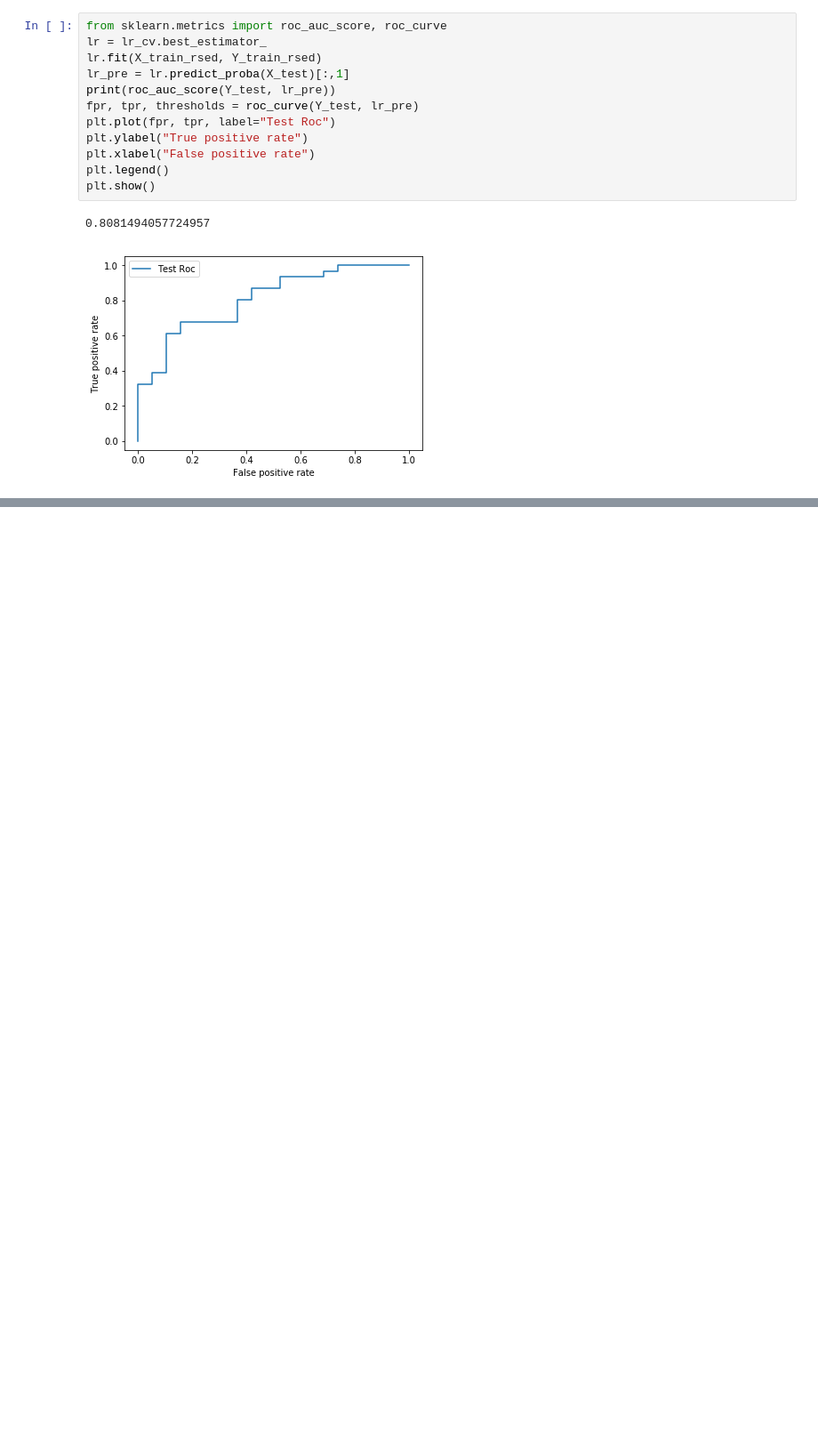
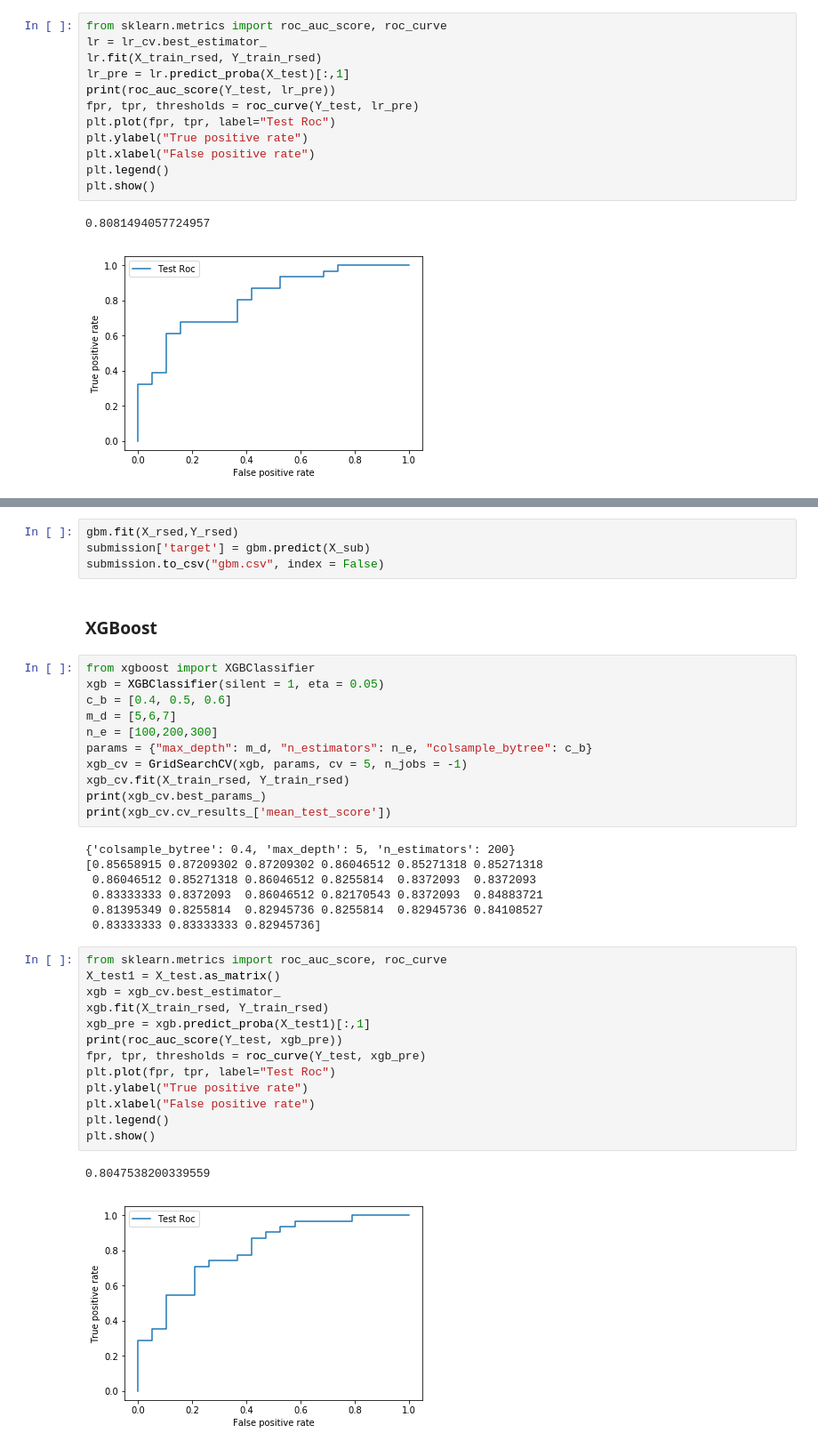
Before and after one commit to wowChelios/dontoverfit_kaggle, a Jupyter notebook: dontoverfit.ipynb, the cells around one changed output, grey strips where cells are left out. Shown: that part at 89% size. Saved outputs shown, nothing was run; the diff lists cells and outputs as text; blank space fills up the shorter version.

```diff
--- a/dontoverfit.ipynb
+++ b/dontoverfit.ipynb
@@ -117,0 +146,40 @@ X_test.shape
+# %%
+gbm.fit(X_rsed,Y_rsed)
+submission['target'] = gbm.predict(X_sub)
+submission.to_csv("gbm.csv", index = False)
+# %% [markdown]
+### XGBoost
+# %%
+from xgboost import XGBClassifier
+xgb = XGBClassifier(silent = 1, eta = 0.05)
+c_b = [0.4, 0.5, 0.6]
+m_d = [5,6,7]
+n_e = [100,200,300]
+params = {"max_depth": m_d, "n_estimators": n_e, "colsample_bytree": c_b}
+xgb_cv = GridSearchCV(xgb, params, cv = 5, n_jobs = -1)
+xgb_cv.fit(X_train_rsed, Y_train_rsed)
+print(xgb_cv.best_params_)
+print(xgb_cv.cv_results_['mean_test_score'])
+# %% [output]
+{'colsample_bytree': 0.4, 'max_depth': 5, 'n_estimators': 200}
+[0.85658915 0.87209302 0.87209302 0.86046512 0.85271318 0.85271318
+ 0.86046512 0.85271318 0.86046512 0.8255814  0.8372093  0.8372093
+ 0.83333333 0.8372093  0.86046512 0.82170543 0.8372093  0.84883721
+ 0.81395349 0.8255814  0.82945736 0.8255814  0.82945736 0.84108527
+ 0.83333333 0.83333333 0.82945736]
+# %%
+from sklearn.metrics import roc_auc_score, roc_curve
+X_test1 = X_test.as_matrix()
+xgb = xgb_cv.best_estimator_
+xgb.fit(X_train_rsed, Y_train_rsed)
+xgb_pre = xgb.predict_proba(X_test1)[:,1]
+print(roc_auc_score(Y_test, xgb_pre))
+fpr, tpr, thresholds = roc_curve(Y_test, xgb_pre)
+plt.plot(fpr, tpr, label="Test Roc")
+plt.ylabel("True positive rate")
+plt.xlabel("False positive rate")
+plt.legend()
+plt.show()
+# %% [output]
+0.8047538200339559
+[figure, added]
```
Also changed, not shown: parts of 12 cells of this notebook, 3 other files.
